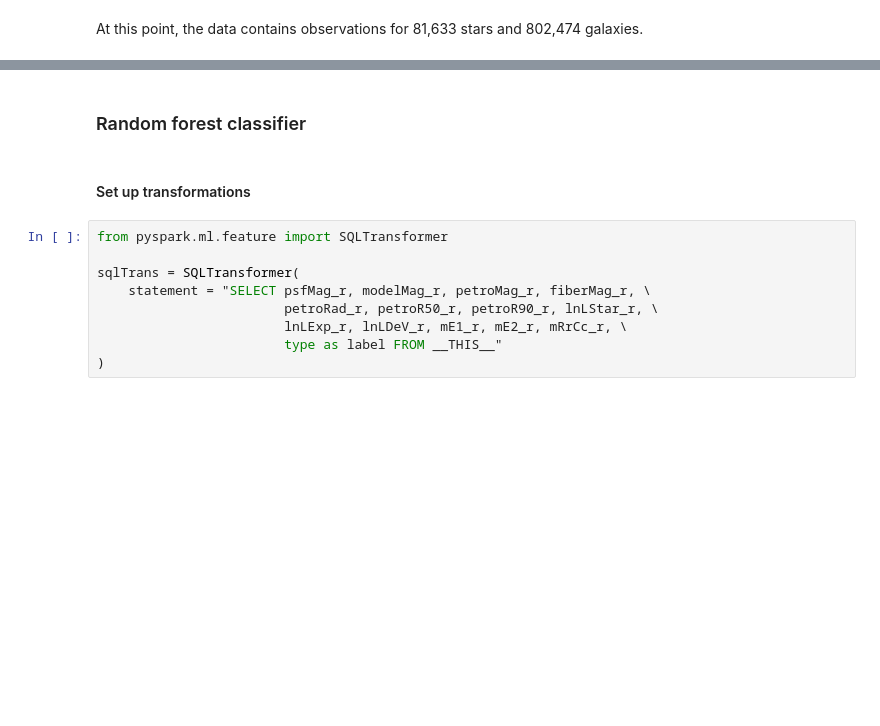
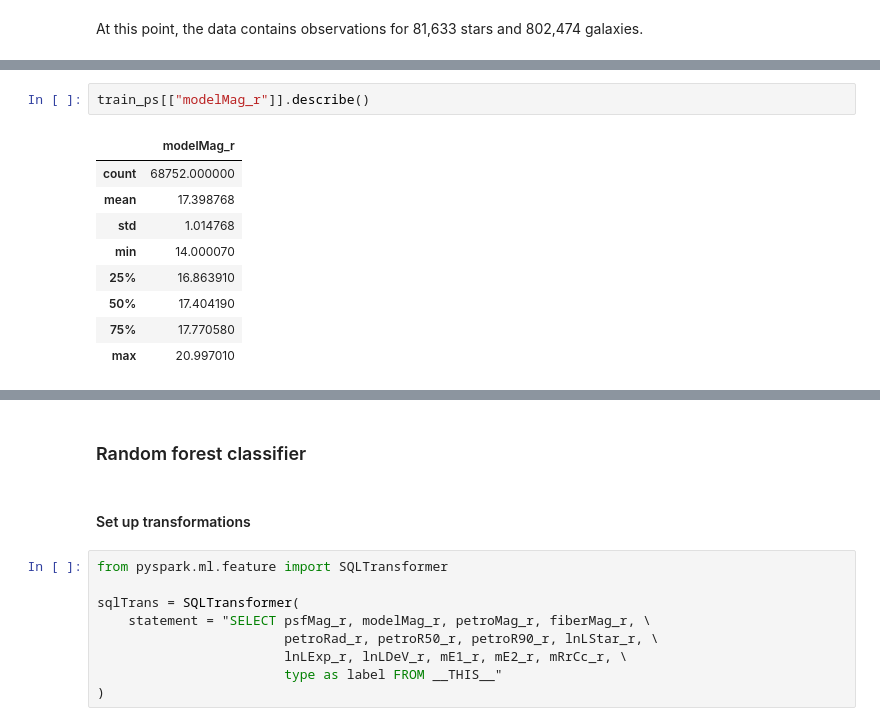
Before and after one commit to scimaksim/ML-Star-Galaxy-Classifiers, a Jupyter notebook: Nikiforov_Project_3.ipynb, the cells around one changed output, grey strips where cells are left out. Drawn from its saved outputs; the diff is of its cells as text; blank space fills up the shorter version.

```diff
--- a/Nikiforov_Project_3.ipynb
+++ b/Nikiforov_Project_3.ipynb
@@ -111,0 +154,12 @@ print(train.count(), test.count())
+# %%
+train_ps[["modelMag_r"]].describe()
+# %% [output]
+|  | modelMag_r |
+| count | 68752.000000 |
+| mean | 17.398768 |
+| std | 1.014768 |
+| min | 14.000070 |
+| 25% | 16.863910 |
+| 50% | 17.404190 |
+| 75% | 17.770580 |
+| max | 20.997010 |
```
Also changed, not shown: parts of 24 cells of this notebook.
